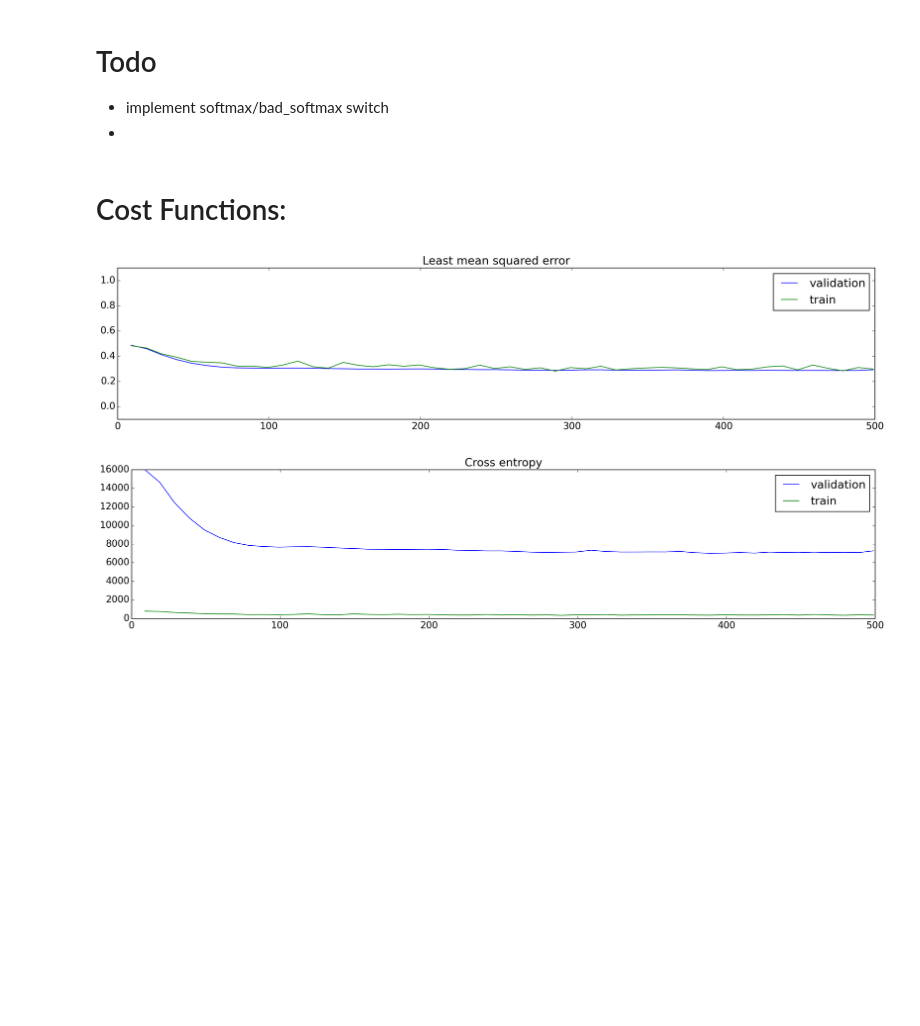
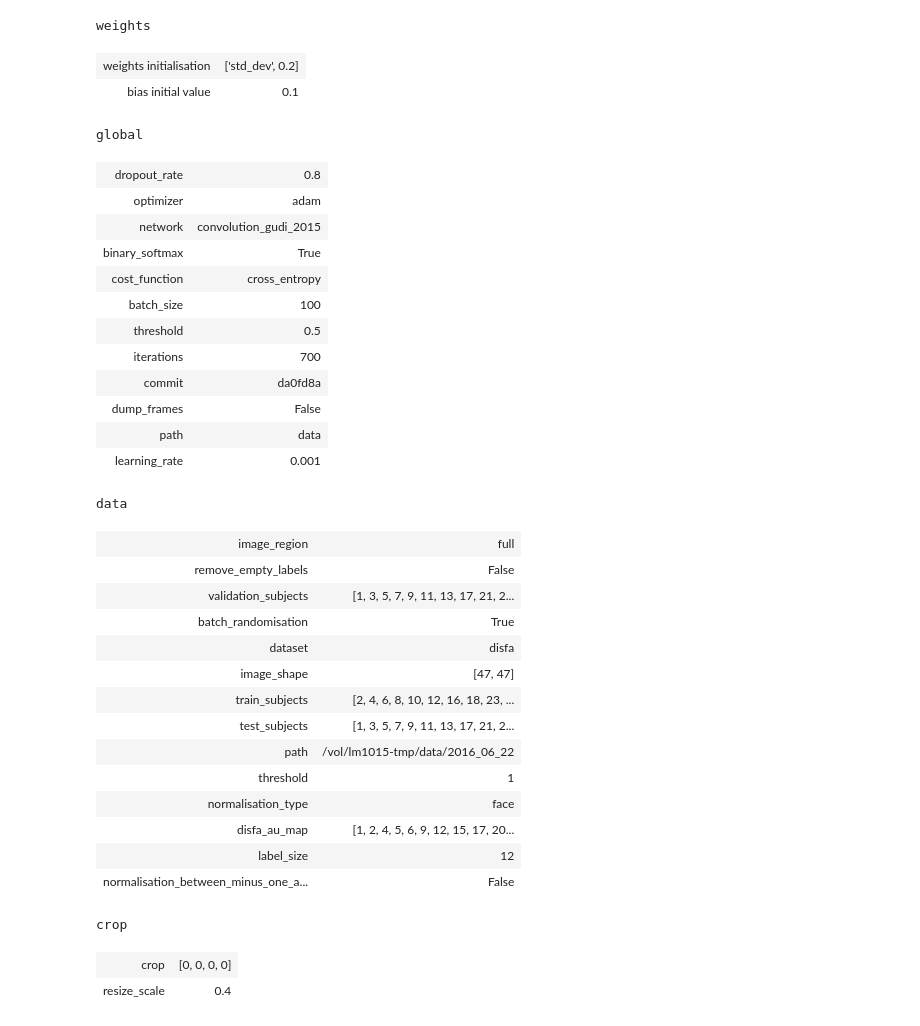
Before and after one commit to lotka/autofaces, a Jupyter notebook: notebooks/results.ipynb, the cells around one changed output. Saved outputs shown, nothing was run; the diff lists cells and outputs as text; code cells hidden in the pictures; blank space fills up the shorter version.

```diff
--- a/notebooks/results.ipynb
+++ b/notebooks/results.ipynb
@@ -1,5 +0,0 @@
-# %% [markdown]
-# Todo
-
-* implement softmax/bad_softmax switch
-*
@@ -62,25 +1,43 @@ test_threshold_data = per_au['test_threshold_data']
-# %% [markdown]
-# Cost Functions:
-# %%
-plt.figure()
-plt.title('Least mean squared error')
-plt.plot(x_axis,lmsq_axis[0,:],label='validation')
-plt.plot(x_axis,lmsq_axis[1,:],label='train')
-plt.ylim(-0.1,1.1)
-plt.legend()
-plt.show()
-# plt.savefig(join(save_path,'lmsq.png'),dpi=400)
-# plt.savefig(join(save_path_pdf,'lmsq.pdf'))
-
-plt.figure()
-plt.title('Cross entropy')
-plt.plot(x_axis,cent_axis[0,:],label='validation')
-plt.plot(x_axis,cent_axis[1,:],label='train')
-plt.legend()
-# plt.ylim(-1.0,cent_axis.max()+1.0)
-plt.show()
-# plt.savefig(join(save_path,'cross_entropy.png'),dpi=400)
-# plt.savefig(join(save_path_pdf,'cross_entropy.pdf'))
-# %% [output]
-[figure, removed]
-[figure, removed]
+# %%
+import matplotlib.pyplot as plt
+%matplotlib inline
+import results
+reload(results)
+Results = results.Results
+r = Results('2016_06_22', 1)
+r.print_config()
+# %% [output]
+weights
+| weights initialisation | ['std_dev', 0.2] |
+| bias initial value | 0.1 |
+global
+| dropout_rate | 0.8 |
+| optimizer | adam |
+| network | convolution_gudi_2015 |
+| binary_softmax | True |
+| cost_function | cross_entropy |
+| batch_size | 100 |
+| threshold | 0.5 |
+| iterations | 700 |
+| commit | da0fd8a |
+| dump_frames | False |
+| path | data |
+| learning_rate | 0.001 |
+data
+| image_region | full |
+| remove_empty_labels | False |
+| validation_subjects | [1, 3, 5, 7, 9, 11, 13, 17, 21, 2... |
+| batch_randomisation | True |
+| dataset | disfa |
+| image_shape | [47, 47] |
+| train_subjects | [2, 4, 6, 8, 10, 12, 16, 18, 23, ... |
+| test_subjects | [1, 3, 5, 7, 9, 11, 13, 17, 21, 2... |
+| path | /vol/lm1015-tmp/data/2016_06_22 |
+| threshold | 1 |
+| normalisation_type | face |
+| disfa_au_map | [1, 2, 4, 5, 6, 9, 12, 15, 17, 20... |
+| label_size | 12 |
+| normalisation_between_minus_one_a... | False |
+crop
+| crop | [0, 0, 0, 0] |
+| resize_scale | 0.4 |
```
Also changed, not shown: parts of 9 cells of this notebook.
